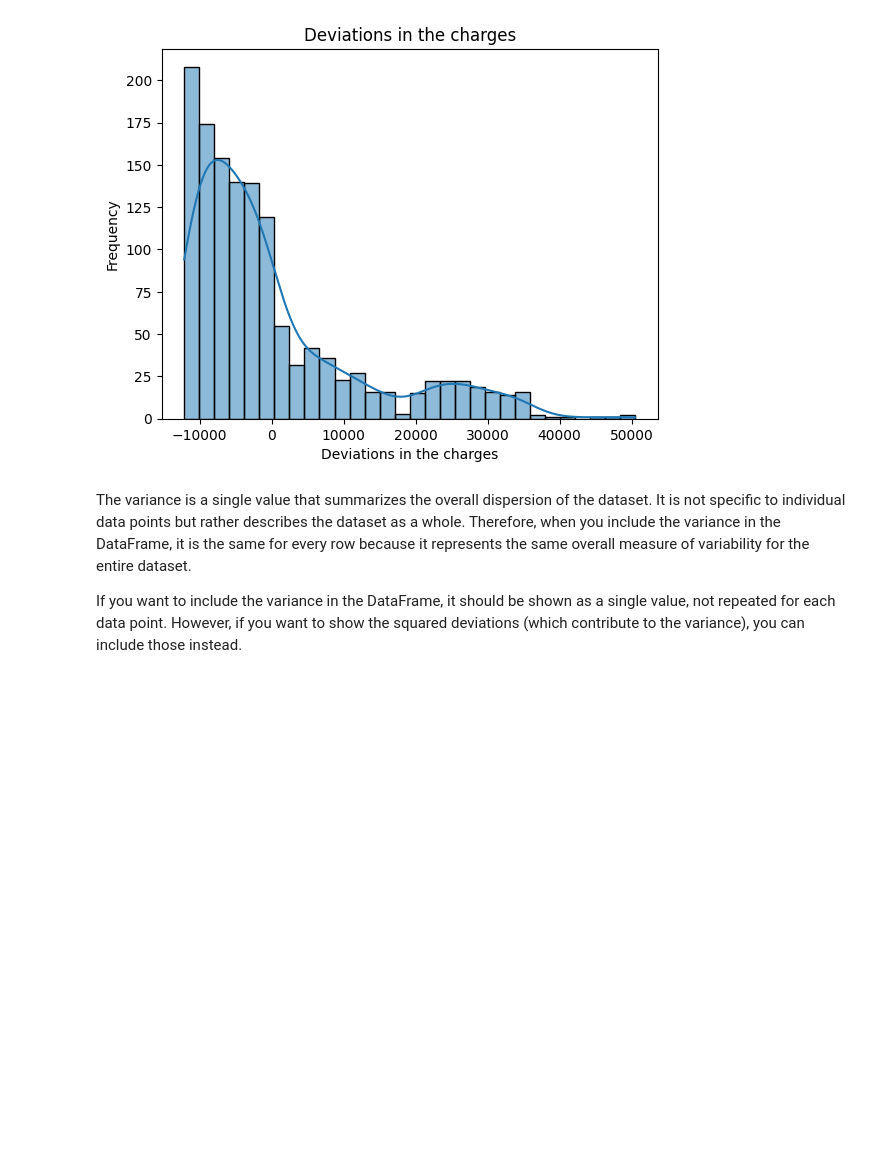
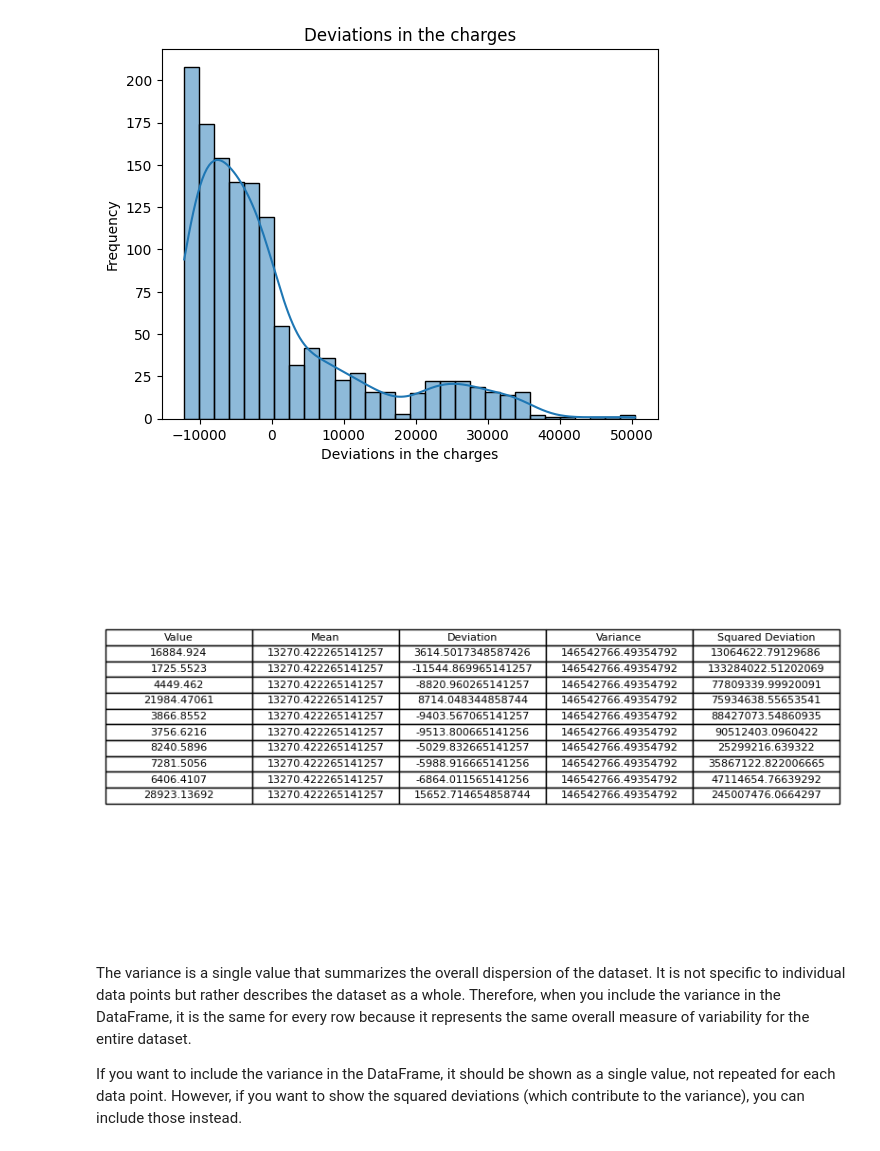
Before and after one commit to virkat/01_eda, a Jupyter notebook: 04_0_estimates_of_data_variability.ipynb, the cells around one changed output. Saved outputs shown, nothing was run; the diff lists cells and outputs as text; code cells hidden in the pictures; blank space fills up the shorter version.

```diff
--- a/04_0_estimates_of_data_variability.ipynb
+++ b/04_0_estimates_of_data_variability.ipynb
@@ -226,6 +222,47 @@ plt.show()
 
 [1338 rows x 5 columns]
 [figure]
+# %%
+import numpy as np
+import pandas as pd
+import matplotlib.pyplot as plt
+
+# Assuming df is already defined and contains the 'charges' column
+
+# Step 1: Calculate the mean of the charges
+mean_charge = np.mean(df['charges'])
+
+# Step 2: Calculate the deviations
+deviations = [charge - mean_charge for charge in df['charges']]
+
+# Step 3: Calculate the variance
+variance = np.var(df['charges'])
+
+# Step 4: Calculate the squared deviations
+squared_deviations = [dev ** 2 for dev in deviations]
+
+# Step 5: Create a DataFrame with columns for value, mean, deviation, variance, and squared deviation
+data = {
+    'Value': df['charges'],
+    'Mean': [mean_charge] * len(df['charges']),
+    'Deviation': deviations,
+    'Variance': [variance] * len(df['charges']),
+    'Squared Deviation': squared_deviations
+}
+df_result = pd.DataFrame(data)
+
+# Select the first 10 rows
+df_result_first_10 = df_result.head(10)
+
+# Print the first 10 rows in the table form with matplotlib
+fig, ax = plt.subplots(figsize=(10, 6))  # Set the figure size
+ax.axis('tight')
+ax.axis('off')
+table = ax.table(cellText=df_result_first_10.values, colLabels=df_result_first_10.columns, cellLoc='center', loc='center')
+
+plt.show()
+# %% [output]
+[figure, added]
 # %% [markdown]
 The variance is a single value that summarizes the overall dispersion of the dataset. It is not specific to individual data points but rather describes the dataset as a whole. Therefore, when you include the variance in the DataFrame, it is the same for every row because it represents the same overall measure of variability for the entire dataset.
 
```
Also changed, not shown: parts of 1 cell of this notebook.
